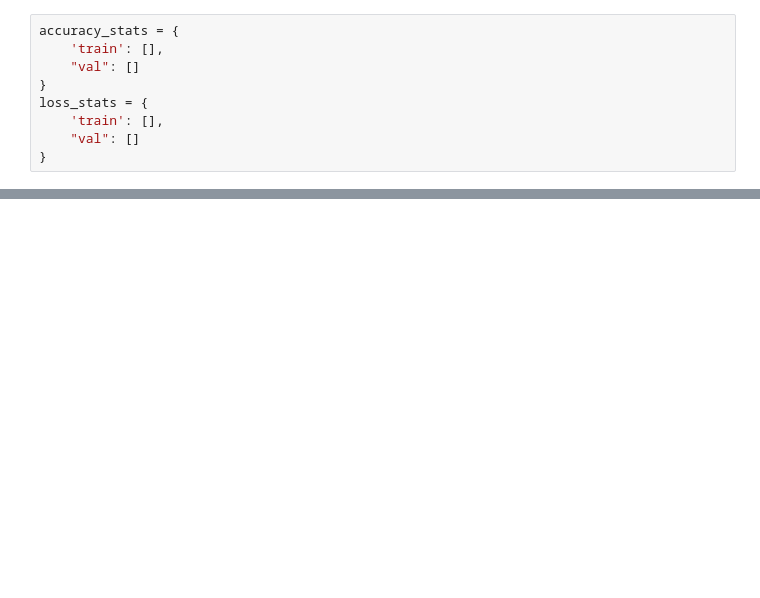
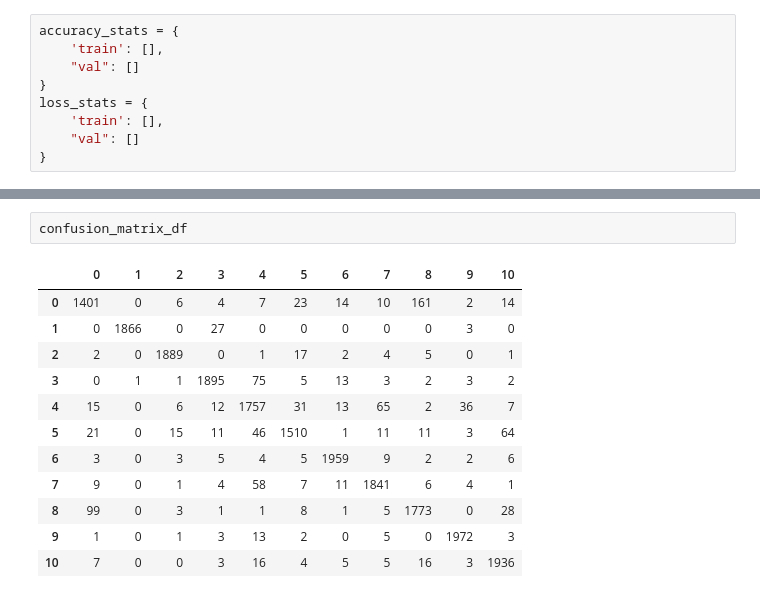
Before and after one commit to iitd192792/project, a Jupyter notebook: Malware Classification.ipynb, the cells around one changed output, grey strips where cells are left out. Drawn from its saved outputs; the diff is of its cells as text; blank space fills up the shorter version.

```diff
--- a/Malware Classification.ipynb
+++ b/Malware Classification.ipynb
@@ -257,3 +298,18 @@ sns.heatmap(confusion_matrix_df, annot=True)
+# %%
+confusion_matrix_df
+# %% [output]
+|  | 0 | 1 | 2 | 3 | 4 | 5 | 6 | 7 | 8 | 9 | 10 |
+| 0 | 1401 | 0 | 6 | 4 | 7 | 23 | 14 | 10 | 161 | 2 | 14 |
+| 1 | 0 | 1866 | 0 | 27 | 0 | 0 | 0 | 0 | 0 | 3 | 0 |
+| 2 | 2 | 0 | 1889 | 0 | 1 | 17 | 2 | 4 | 5 | 0 | 1 |
+| 3 | 0 | 1 | 1 | 1895 | 75 | 5 | 13 | 3 | 2 | 3 | 2 |
+| 4 | 15 | 0 | 6 | 12 | 1757 | 31 | 13 | 65 | 2 | 36 | 7 |
+| 5 | 21 | 0 | 15 | 11 | 46 | 1510 | 1 | 11 | 11 | 3 | 64 |
+| 6 | 3 | 0 | 3 | 5 | 4 | 5 | 1959 | 9 | 2 | 2 | 6 |
+| 7 | 9 | 0 | 1 | 4 | 58 | 7 | 11 | 1841 | 6 | 4 | 1 |
+| 8 | 99 | 0 | 3 | 1 | 1 | 8 | 1 | 5 | 1773 | 0 | 28 |
+| 9 | 1 | 0 | 1 | 3 | 13 | 2 | 0 | 5 | 0 | 1972 | 3 |
+| 10 | 7 | 0 | 0 | 3 | 16 | 4 | 5 | 5 | 16 | 3 | 1936 |
 # %%
 print(classification_report(y_test.astype('long'), y_pred_list))
 # %% [output]
```
Also changed, not shown: parts of 18 cells of this notebook, 3 other files.
